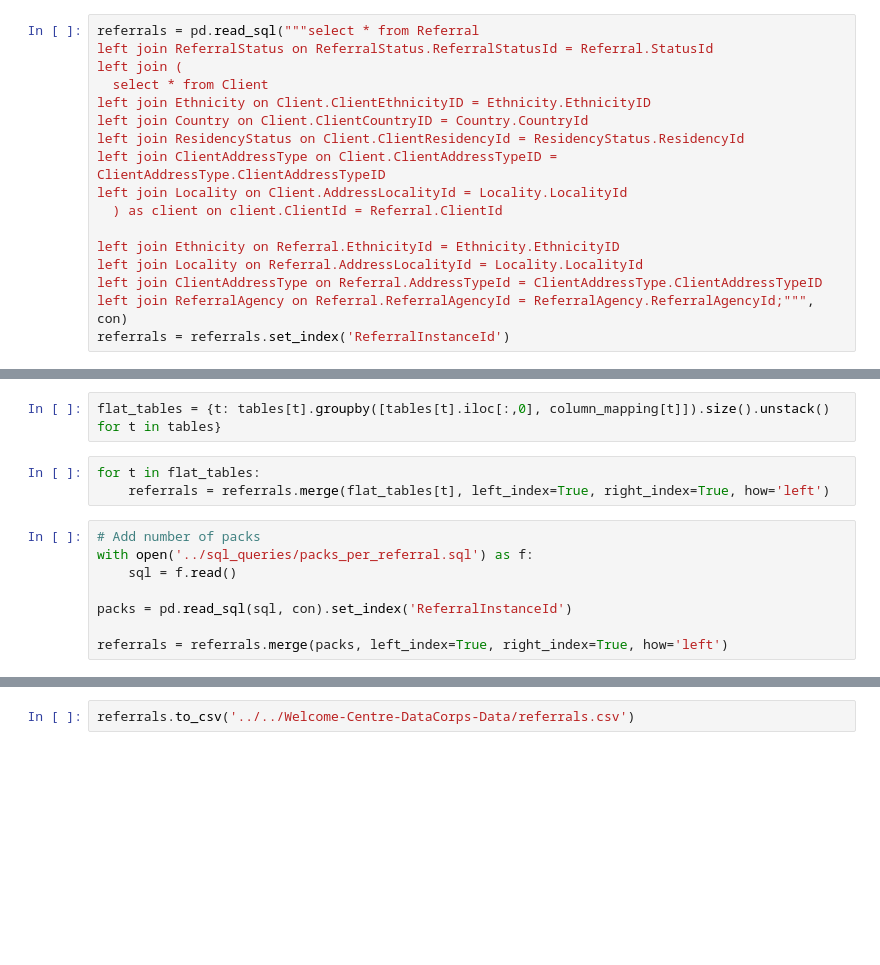
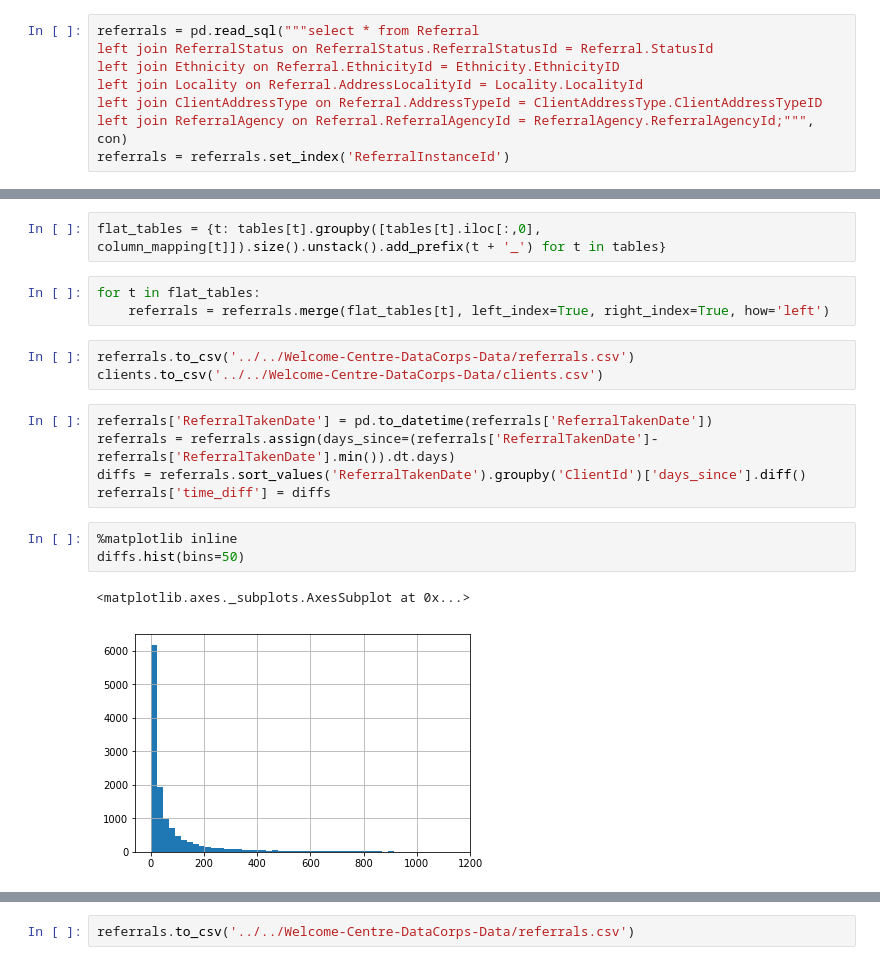
Before and after one commit to DataKind-UK/Welcome-Centre-DataCorps-Code, a Jupyter notebook: notebooks/referral_table_munge.ipynb, the cells around one changed output, grey strips where cells are left out. Cells and saved outputs as stored; diff of their text form; blank space fills up the shorter version.

```diff
--- a/notebooks/referral_table_munge.ipynb
+++ b/notebooks/referral_table_munge.ipynb
@@ -10,15 +7,6 @@ df = pd.read_sql(sql,con)
 # %%
 referrals = pd.read_sql("""select * from Referral
 left join ReferralStatus on ReferralStatus.ReferralStatusId = Referral.StatusId
-left join (
-  select * from Client
-left join Ethnicity on Client.ClientEthnicityID = Ethnicity.EthnicityID
-left join Country on Client.ClientCountryID = Country.CountryId
-left join ResidencyStatus on Client.ClientResidencyId = ResidencyStatus.ResidencyId
-left join ClientAddressType on Client.ClientAddressTypeID = ClientAddressType.ClientAddressTypeID
-left join Locality on Client.AddressLocalityId = Locality.LocalityId
-  ) as client on client.ClientId = Referral.ClientId
-
 left join Ethnicity on Referral.EthnicityId = Ethnicity.EthnicityID
 left join Locality on Referral.AddressLocalityId = Locality.LocalityId
 left join ClientAddressType on Referral.AddressTypeId = ClientAddressType.ClientAddressTypeID
@@ -49,15 +45,21 @@ column_mapping = {
     'ReferralDocument': 'DocumentEvidenceDescription'
 }
 # %%
-flat_tables = {t: tables[t].groupby([tables[t].iloc[:,0], column_mapping[t]]).size().unstack() for t in tables}
+flat_tables = {t: tables[t].groupby([tables[t].iloc[:,0], column_mapping[t]]).size().unstack().add_prefix(t + '_') for t in tables}
 # %%
 for t in flat_tables:
     referrals = referrals.merge(flat_tables[t], left_index=True, right_index=True, how='left')
-# %%
-# Add number of packs
-with open('../sql_queries/packs_per_referral.sql') as f:
-    sql = f.read()
-
-packs = pd.read_sql(sql, con).set_index('ReferralInstanceId')
-
-referrals = referrals.merge(packs, left_index=True, right_index=True, how='left')
+# %%
+referrals.to_csv('../../Welcome-Centre-DataCorps-Data/referrals.csv')
+clients.to_csv('../../Welcome-Centre-DataCorps-Data/clients.csv')
+# %%
+referrals['ReferralTakenDate'] = pd.to_datetime(referrals['ReferralTakenDate'])
+referrals = referrals.assign(days_since=(referrals['ReferralTakenDate']-referrals['ReferralTakenDate'].min()).dt.days)
+diffs = referrals.sort_values('ReferralTakenDate').groupby('ClientId')['days_since'].diff()
+referrals['time_diff'] = diffs
+# %%
+%matplotlib inline
+diffs.hist(bins=50)
+# %% [output]
+<matplotlib.axes._subplots.AxesSubplot at 0x...>
+[figure, added]
```
Also changed, not shown: parts of 21 cells of this notebook, 4 other files.
